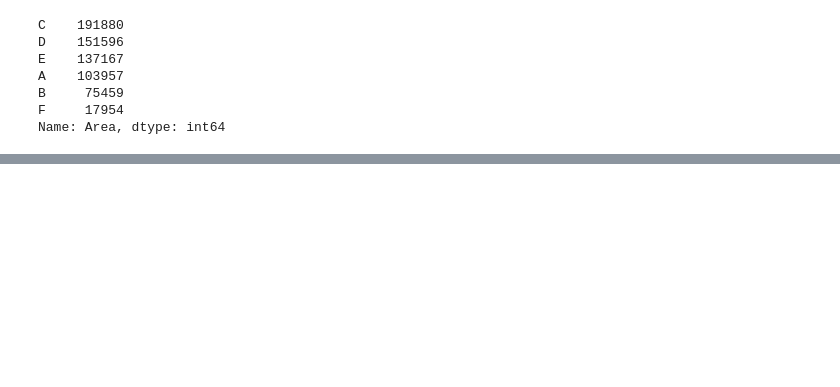
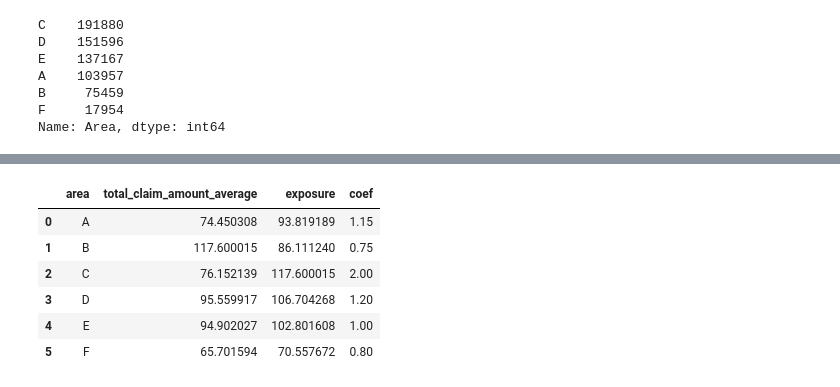
Before and after one commit to MatePocs/insurance, a Jupyter notebook: notebooks/coefficient_analysis.ipynb, the cells around one changed output, grey strips where cells are left out. Cells and saved outputs as stored; diff of their text form; code cells hidden in the pictures; blank space fills up the shorter version.

```diff
--- a/notebooks/coefficient_analysis.ipynb
+++ b/notebooks/coefficient_analysis.ipynb
@@ -89,0 +98,52 @@ plt.show()
+# %%
+def get_coefficient_analysis_plot_table_categorical(
+    cat_feature, target, exposure, coef, cat_feature_name, target_name):
+    """
+    Bit of a weird structure. These are all assumed to be vectors of the same size.
+    So coef is already merged on the cat feature, meaning there is going to be some repetition.
+    The alternative would be to request two dataframes of different sizes, but I think that would be
+    confusing... This way, we can get everything we want with one aggregation.
+    """
+
+    df = pd.DataFrame.from_dict({
+        "cat_feature": cat_feature,
+        "target": target,
+        "exposure" : exposure,
+        "coef": coef
+    })
+
+    # group by the cat feature, that is what we want to plot
+    df = df.groupby("cat_feature").agg(
+        target_average = ("target", np.mean),
+        exposure = ("exposure", np.sum),
+        coef = ("coef", lambda x: x.iloc[0]))
+
+    # re-code exposure so it fits the chart
+    # # exposures start from the lowest ax2 point, i.e. the lowest average claimamount point
+    # and they should go up till maybe 70% of the max
+
+    min_on_scale = np.min(df.target_average)
+    max_on_scale = np.max(df.target_average)
+    max_exposure = np.max(df.exposure)
+
+    df["exposure"] = min_on_scale + (max_on_scale - min_on_scale) * df["exposure"] / max_exposure
+
+    df.reset_index(inplace = True)
+
+    df.rename(columns = {"cat_feature": cat_feature_name,
+                         "target_average": target_name + "_average"},
+              inplace = True)
+
+    return df
+# %%
+temp = get_coefficient_analysis_plot_table_categorical(df.Area, df.ClaimAmount, 1, df.coef,
+                                                      "area", "total_claim_amount")
+temp
+# %% [output]
+|  | area | total_claim_amount_average | exposure | coef |
+| 0 | A | 74.450308 | 93.819189 | 1.15 |
+| 1 | B | 117.600015 | 86.111240 | 0.75 |
+| 2 | C | 76.152139 | 117.600015 | 2.00 |
+| 3 | D | 95.559917 | 106.704268 | 1.20 |
+| 4 | E | 94.902027 | 102.801608 | 1.00 |
+| 5 | F | 65.701594 | 70.557672 | 0.80 |
```
Also changed, not shown: parts of 10 cells of this notebook.
